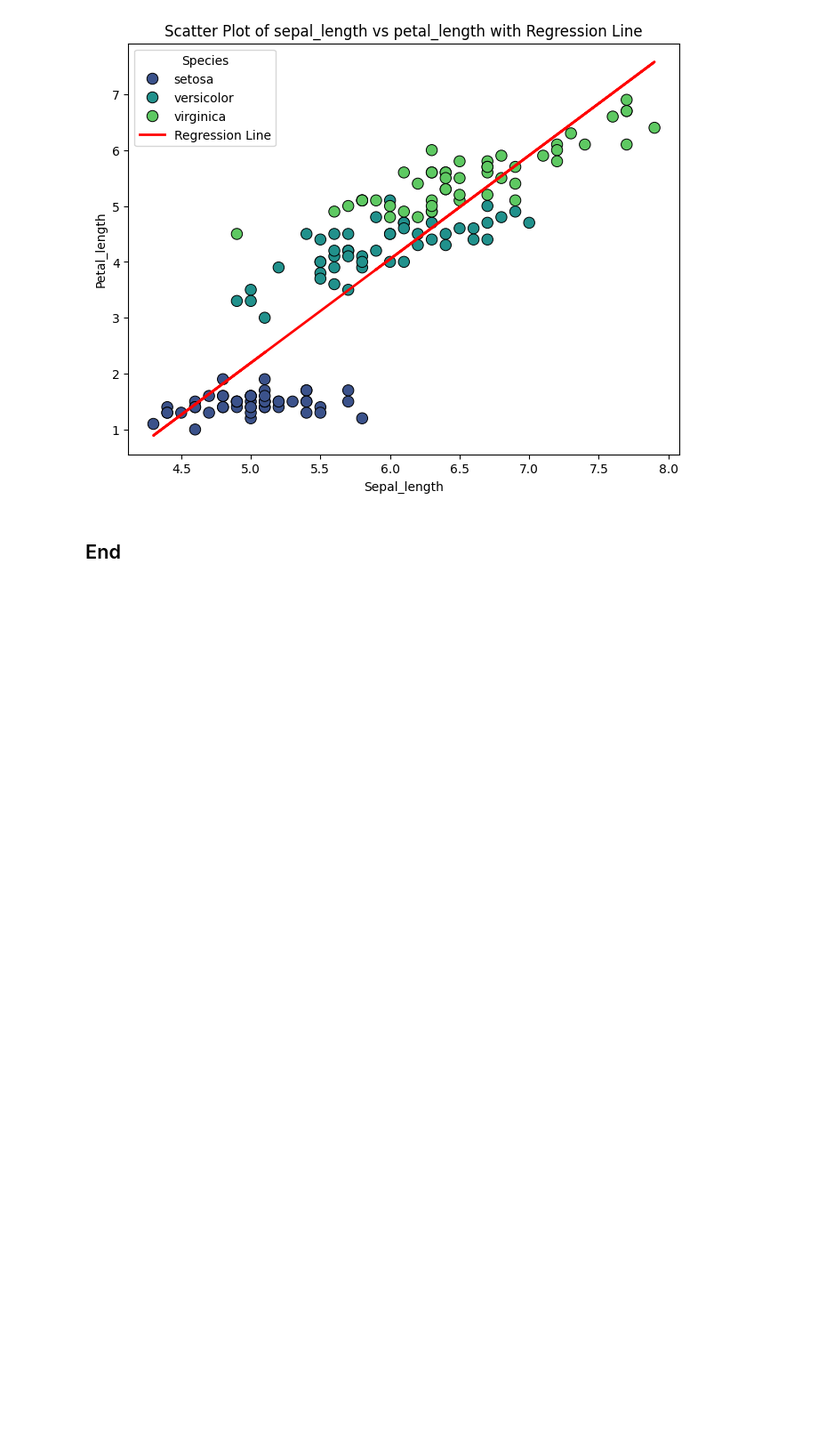
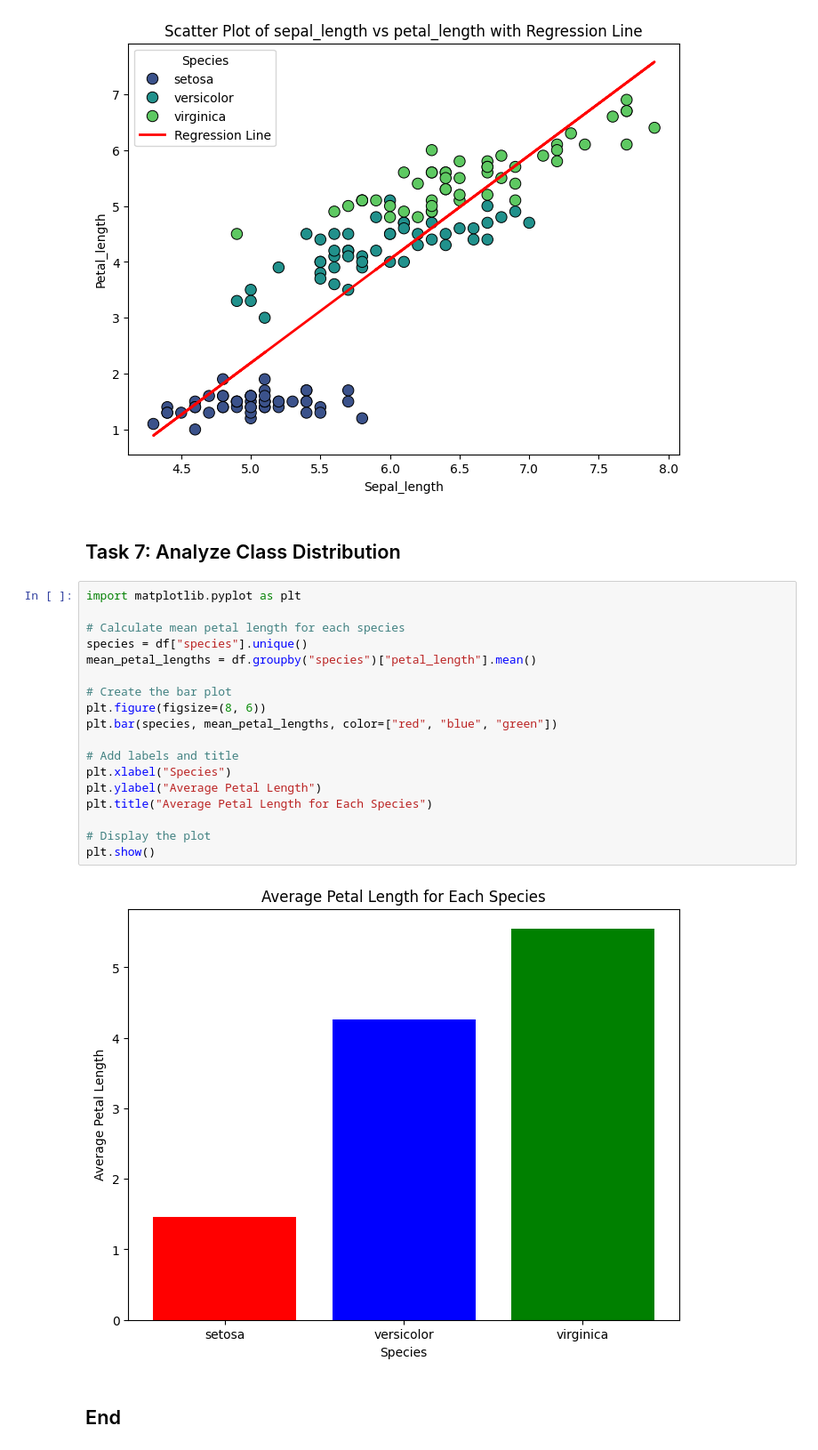
Before and after one commit to tihana-gray/principles_of_data_analytics, a Jupyter notebook: tasks.ipynb, the cells around one changed output. Shown at 89% size. Saved outputs shown, nothing was run; the diff lists cells and outputs as text; blank space fills up the shorter version.

```diff
--- a/tasks.ipynb
+++ b/tasks.ipynb
@@ -156,5 +156,27 @@ plt.legend(title="Species")
 plt.show()
 # %% [output]
 [figure]
+# %% [markdown]
+## Task 7: Analyze Class Distribution
+# %%
+import matplotlib.pyplot as plt
+
+# Calculate mean petal length for each species
+species = df["species"].unique()
+mean_petal_lengths = df.groupby("species")["petal_length"].mean()
+
+# Create the bar plot
+plt.figure(figsize=(8, 6))
+plt.bar(species, mean_petal_lengths, color=["red", "blue", "green"])
+
+# Add labels and title
+plt.xlabel("Species")
+plt.ylabel("Average Petal Length")
+plt.title("Average Petal Length for Each Species")
+
+# Display the plot
+plt.show()
+# %% [output]
+[figure, added]
 # %% [markdown]
 ## End
```
Also changed, not shown: 1 other file.
